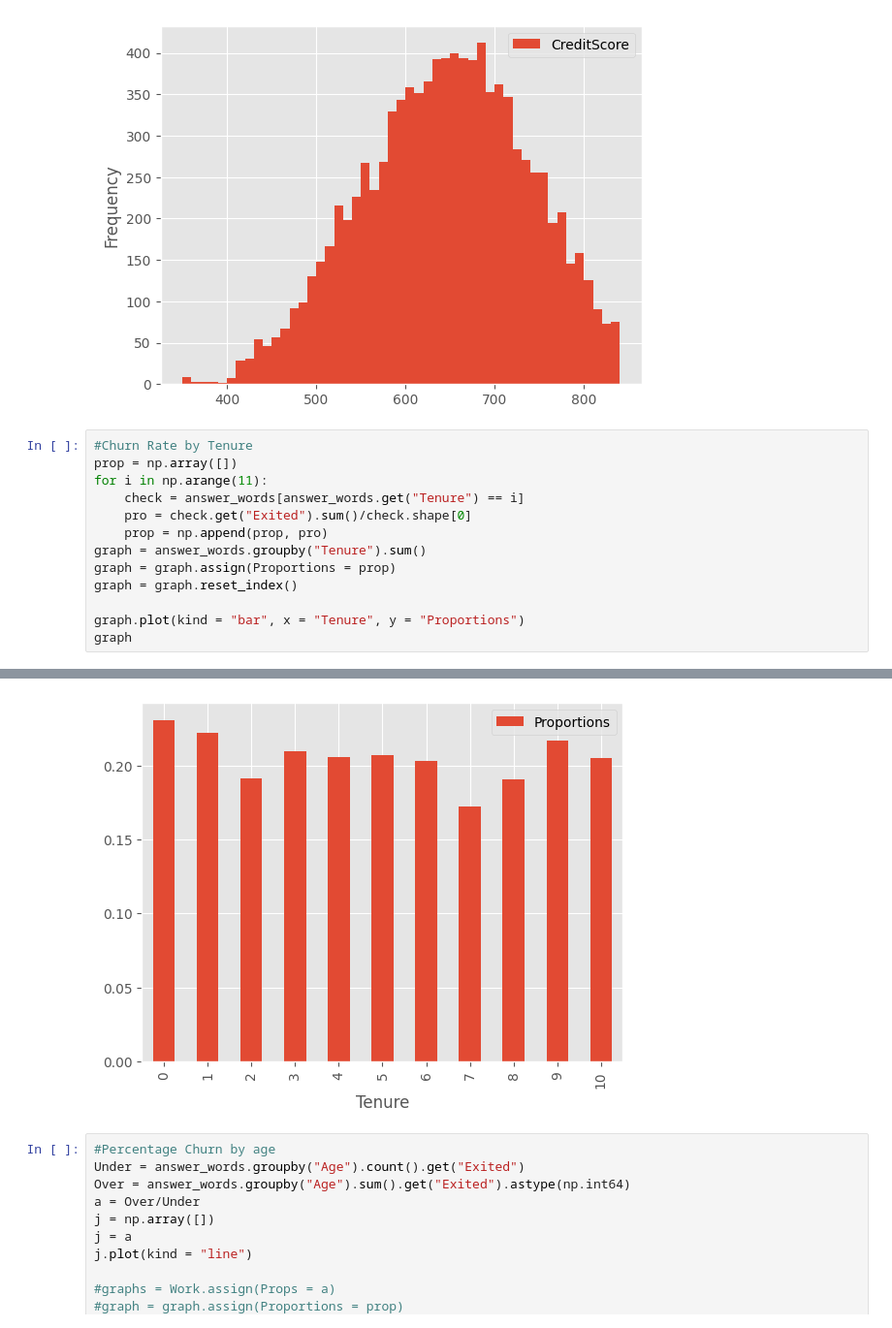
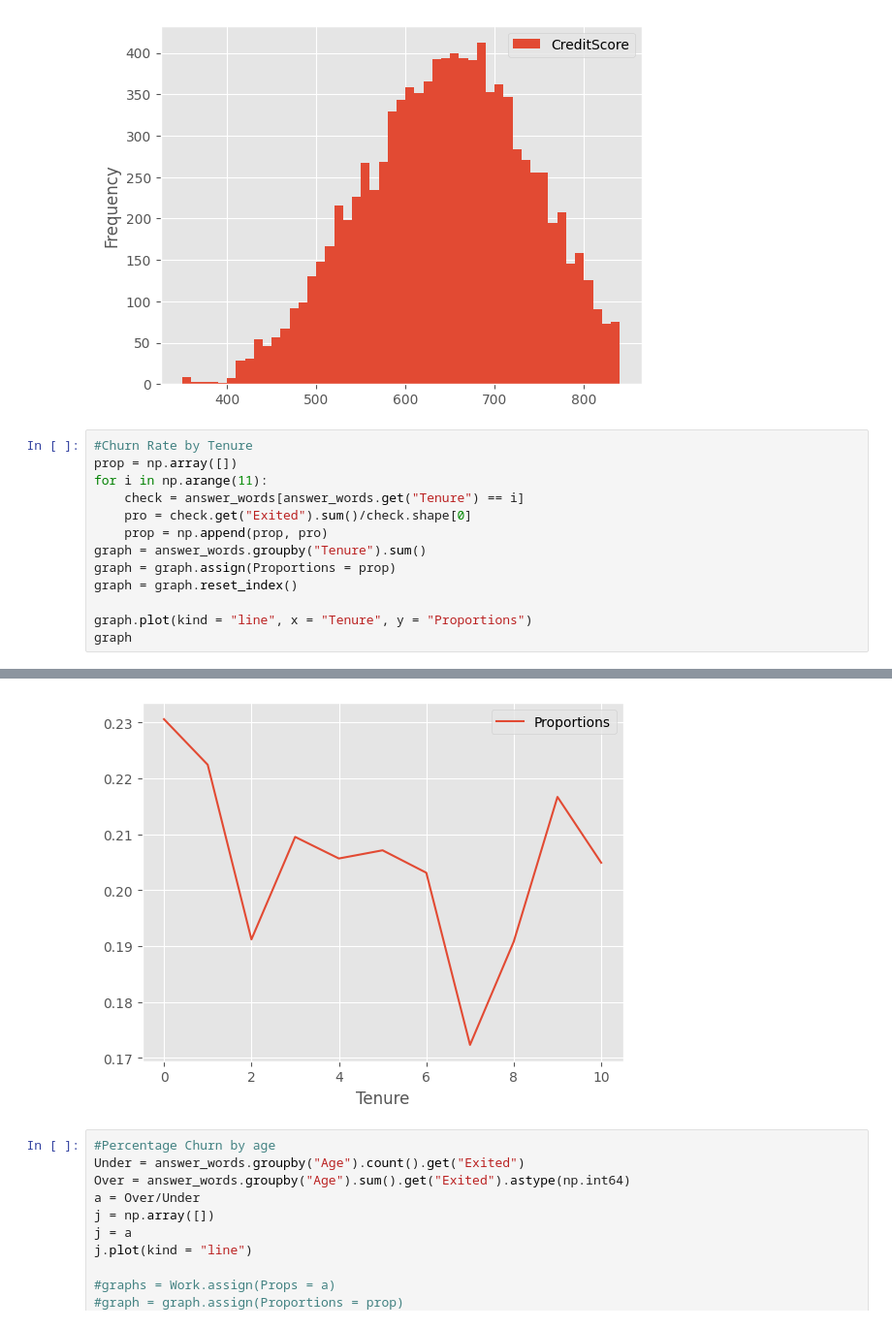
Before and after one commit to DhruvK0/TCG-Tech-Final-Project-2022, a Jupyter notebook: notebook_Mihir.ipynb, the cells around one changed output, grey strips where cells are left out. Shown at 97% size. Drawn from its saved outputs; the diff is of its cells as text.

```diff
--- a/notebook_Mihir.ipynb
+++ b/notebook_Mihir.ipynb
@@ -25,30 +25,30 @@ answer_words.plot(kind="hist", x="Age", y="CreditScore", bins=np.arange(350,850,
 # %%
 #Churn Rate by Tenure
 prop = np.array([])
 for i in np.arange(11):
     check = answer_words[answer_words.get("Tenure") == i]
     pro = check.get("Exited").sum()/check.shape[0]
     prop = np.append(prop, pro)
 graph = answer_words.groupby("Tenure").sum()
 graph = graph.assign(Proportions = prop)
 graph = graph.reset_index()
 
-graph.plot(kind = "bar", x = "Tenure", y = "Proportions")
+graph.plot(kind = "line", x = "Tenure", y = "Proportions")
 graph
 # %% [output]
 |  | Tenure | CreditScore | Age | Balance | NumOfProducts | HasCrCard | IsActiveMember | EstimatedSalary | ... |
 | 0 | 0 | 268732 | 16149 | 32882105.28 | 595.6 | 267 | 219 | 4.216080e+07 | ... |
 | 1 | 1 | 670665 | 40774 | 80995914.44 | 1543.5 | 700 | 569 | 1.037964e+08 | ... |
 | 2 | 2 | 682590 | 40845 | 80428121.69 | 1663.9 | 737 | 559 | 1.028353e+08 | ... |
 | 3 | 3 | 654898 | 39291 | 78020797.88 | 1545.9 | 728 | 524 | 9.848956e+07 | ... |
 | 4 | 4 | 642907 | 37740 | 72928076.72 | 1499.8 | 708 | 499 | 9.844957e+07 | ... |
 | 5 | 5 | 656826 | 39632 | 76895636.48 | 1570.2 | 698 | 503 | 1.021113e+08 | ... |
 | 6 | 6 | 621044 | 37303 | 71290631.99 | 1462.2 | 690 | 495 | 9.532941e+07 | ... |
 | 7 | 7 | 667114 | 39377 | 77532365.49 | 1573.1 | 726 | 534 | 1.039020e+08 | ... |
 | 8 | 8 | 662078 | 39291 | 79455271.25 | 1551.5 | 739 | 519 | 1.032404e+08 | ... |
 | 9 | 9 | 642697 | 38666 | 75337543.31 | 1513.2 | 691 | 470 | 9.771502e+07 | ... |
 | 10 | 10 | 319036 | 19110 | 35984650.13 | 761.9 | 353 | 248 | 5.013757e+07 | ... |
-[figure, old version]
+[figure, new version]
 # %%
 #Percentage Churn by age
 Under = answer_words.groupby("Age").count().get("Exited")
```
